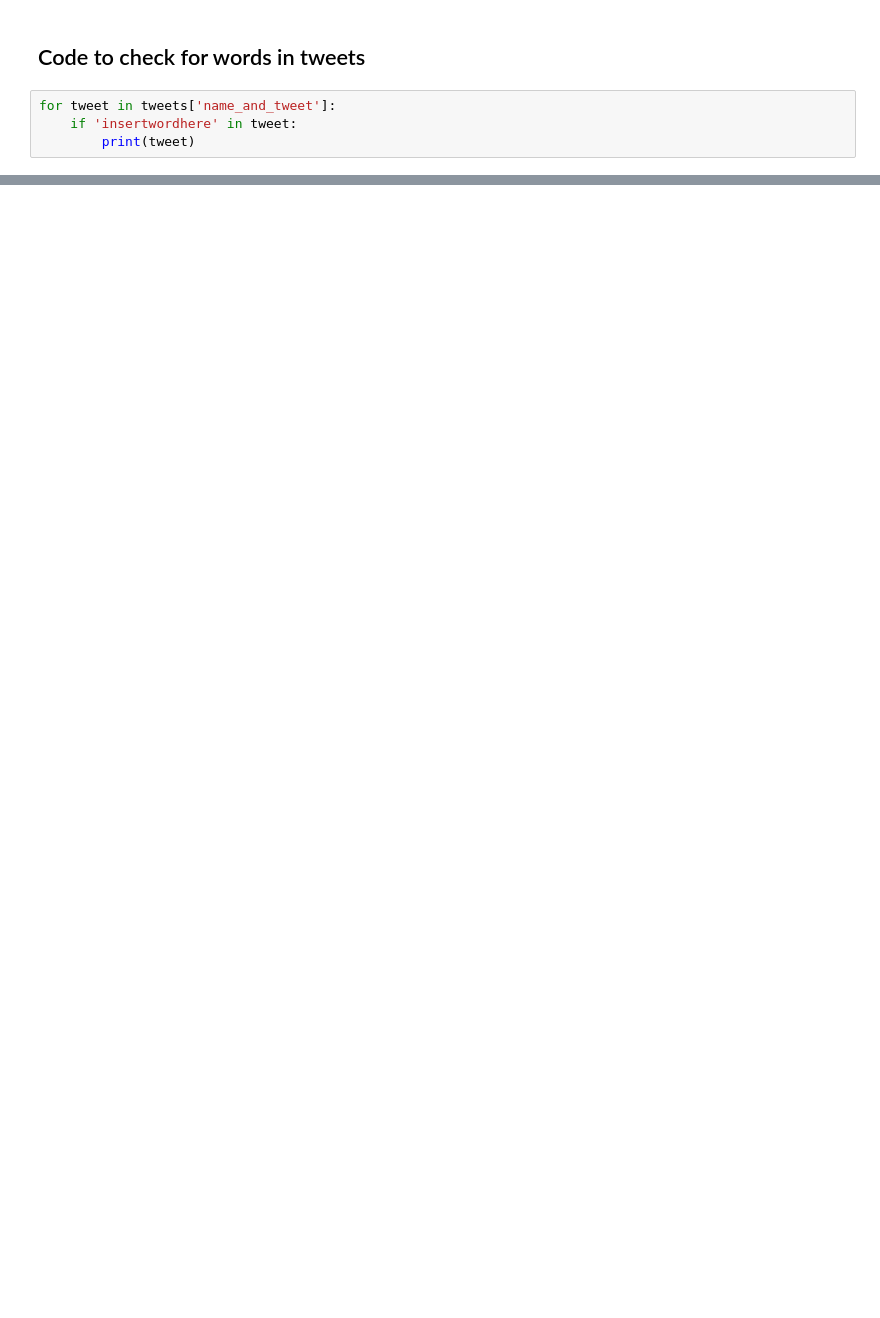
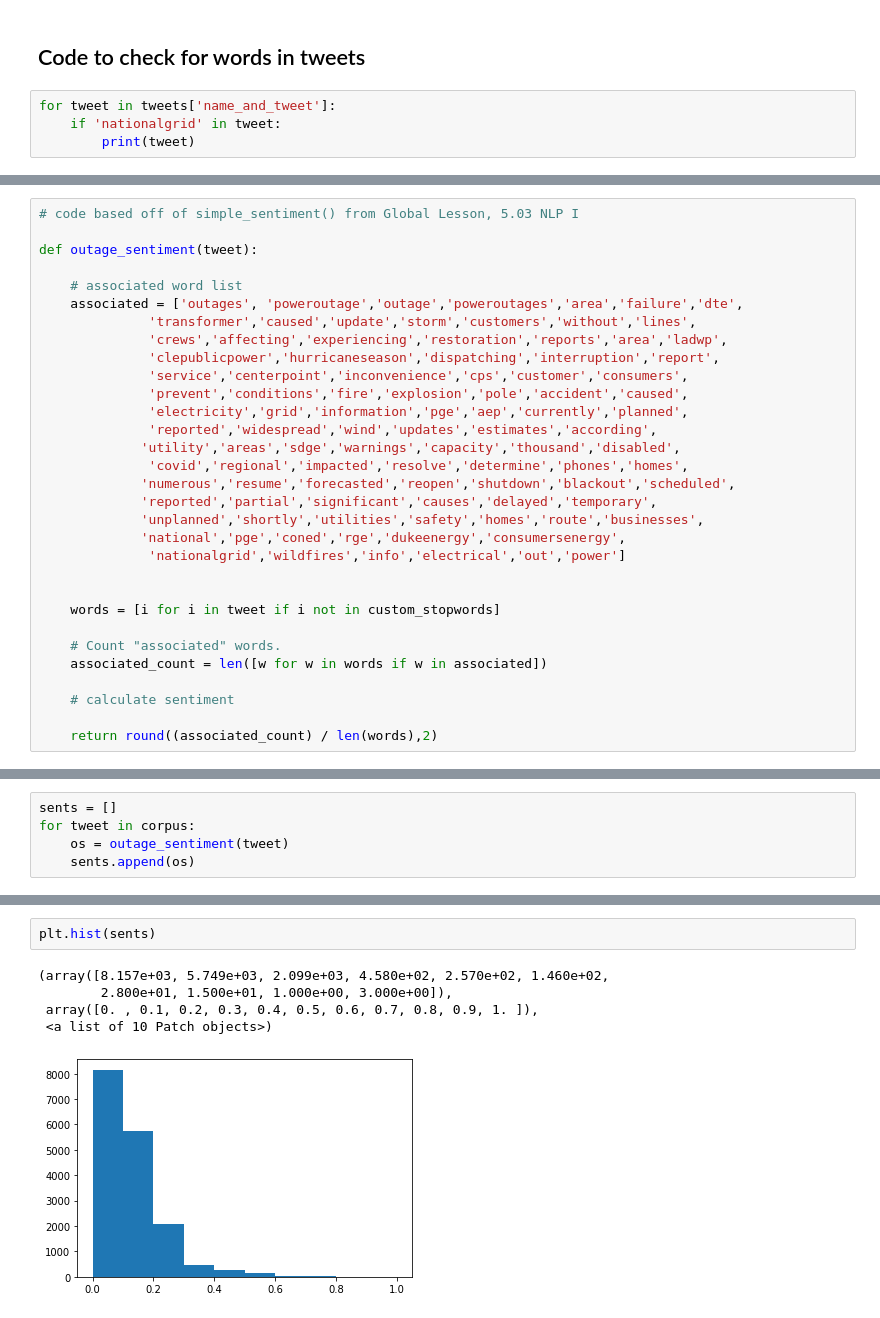
Before and after one commit to dmedellin2/mapping_power_outages, a Jupyter notebook: danielle/clean_data.ipynb, the cells around one changed output, grey strips where cells are left out. Saved outputs shown, nothing was run; the diff lists cells and outputs as text; blank space fills up the shorter version.

Commit message:
outage sentiment function

```diff
--- a/danielle/clean_data.ipynb
+++ b/danielle/clean_data.ipynb
@@ -168,5 +175,5 @@ model.most_similar('lights')
 ## Code to check for words in tweets
 # %%
 for tweet in tweets['name_and_tweet']:
-    if 'insertwordhere' in tweet:
+    if 'nationalgrid' in tweet:
         print(tweet)
@@ -172,0 +369,31 @@ for tweet in tweets['name_and_tweet']:
+# %%
+# code based off of simple_sentiment() from Global Lesson, 5.03 NLP I
+
+def outage_sentiment(tweet):
+
+    # associated word list
+    associated = ['outages', 'poweroutage','outage','poweroutages','area','failure','dte',
+              'transformer','caused','update','storm','customers','without','lines',
+              'crews','affecting','experiencing','restoration','reports','area','ladwp',
+              'clepublicpower','hurricaneseason','dispatching','interruption','report',
+              'service','centerpoint','inconvenience','cps','customer','consumers',
+              'prevent','conditions','fire','explosion','pole','accident','caused',
+              'electricity','grid','information','pge','aep','currently','planned',
+              'reported','widespread','wind','updates','estimates','according',
+             'utility','areas','sdge','warnings','capacity','thousand','disabled',
+              'covid','regional','impacted','resolve','determine','phones','homes',
+             'numerous','resume','forecasted','reopen','shutdown','blackout','scheduled',
+             'reported','partial','significant','causes','delayed','temporary',
+             'unplanned','shortly','utilities','safety','homes','route','businesses',
+             'national','pge','coned','rge','dukeenergy','consumersenergy',
+              'nationalgrid','wildfires','info','electrical','out','power']
+
+
+    words = [i for i in tweet if i not in custom_stopwords]
+
+    # Count "associated" words.
+    associated_count = len([w for w in words if w in associated])
+
+    # calculate sentiment
+
+    return round((associated_count) / len(words),2)
@@ -172,0 +458,5 @@ for tweet in tweets['name_and_tweet']:
+# %%
+sents = []
+for tweet in corpus:
+    os = outage_sentiment(tweet)
+    sents.append(os)
@@ -172,0 +476,8 @@ for tweet in tweets['name_and_tweet']:
+# %%
+plt.hist(sents)
+# %% [output]
+(array([8.157e+03, 5.749e+03, 2.099e+03, 4.580e+02, 2.570e+02, 1.460e+02,
+        2.800e+01, 1.500e+01, 1.000e+00, 3.000e+00]),
+ array([0. , 0.1, 0.2, 0.3, 0.4, 0.5, 0.6, 0.7, 0.8, 0.9, 1. ]),
+ <a list of 10 Patch objects>)
+[figure, added]
```
Also changed, not shown: parts of 45 cells of this notebook.
